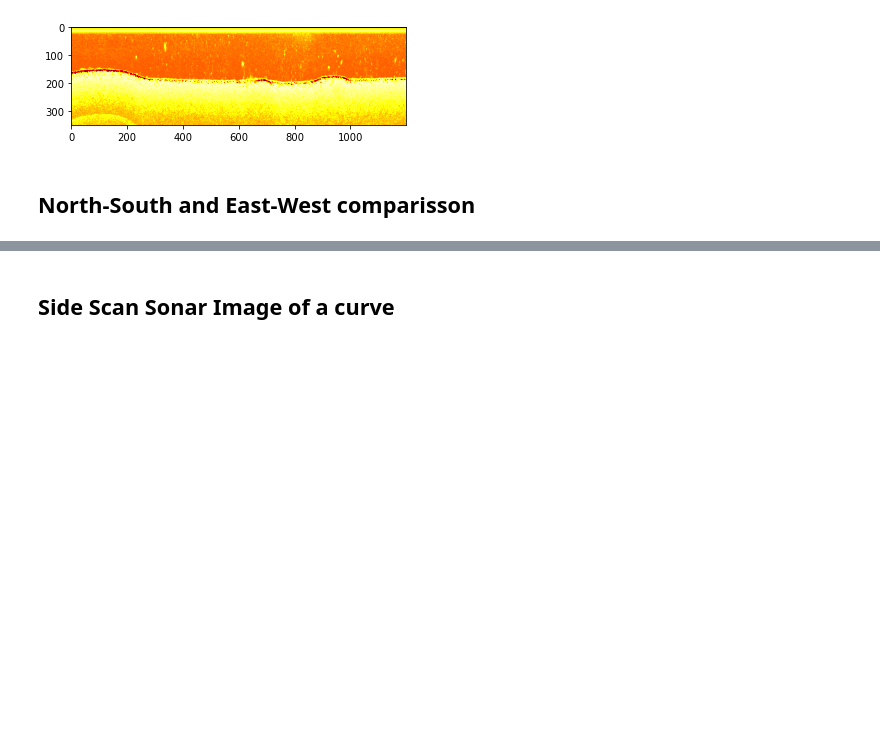
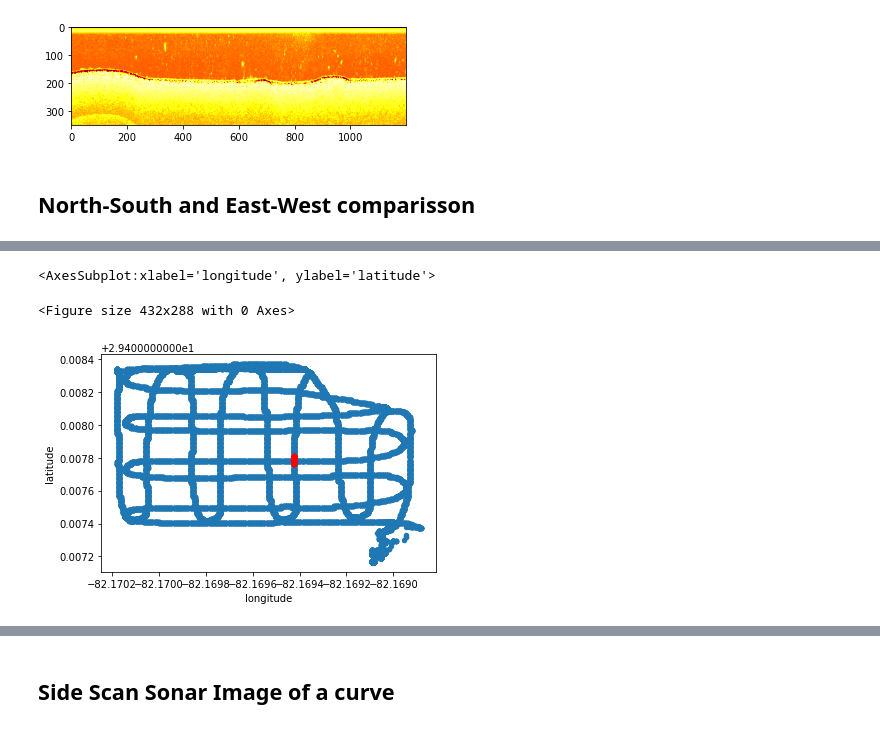
Before and after one commit to andrespulido8/sonar_sparse_point_cloud, a Jupyter notebook: read_echogram.ipynb, the cells around one changed output, grey strips where cells are left out. Saved outputs shown, nothing was run; the diff lists cells and outputs as text; code cells hidden in the pictures; blank space fills up the shorter version.

```diff
--- a/read_echogram.ipynb
+++ b/read_echogram.ipynb
@@ -193,0 +208,10 @@ plt.imshow(downscan.echo[:,9600:10800], cmap='hot')
+# %%
+no_so = range(5060,5110)
+fig = plt.figure()
+ax2 = df2.plot.scatter(x="longitude", y="latitude")
+df2.loc[no_so,:].plot.scatter(x="longitude", y="latitude", c='red', ax=ax2)
+# both combined - np.r_[6100:6300,15600:15800]
+# %% [output]
+<AxesSubplot:xlabel='longitude', ylabel='latitude'>
+<Figure size 432x288 with 0 Axes>
+[figure, added]
```
Also changed, not shown: parts of 16 cells of this notebook, 3 other files.
